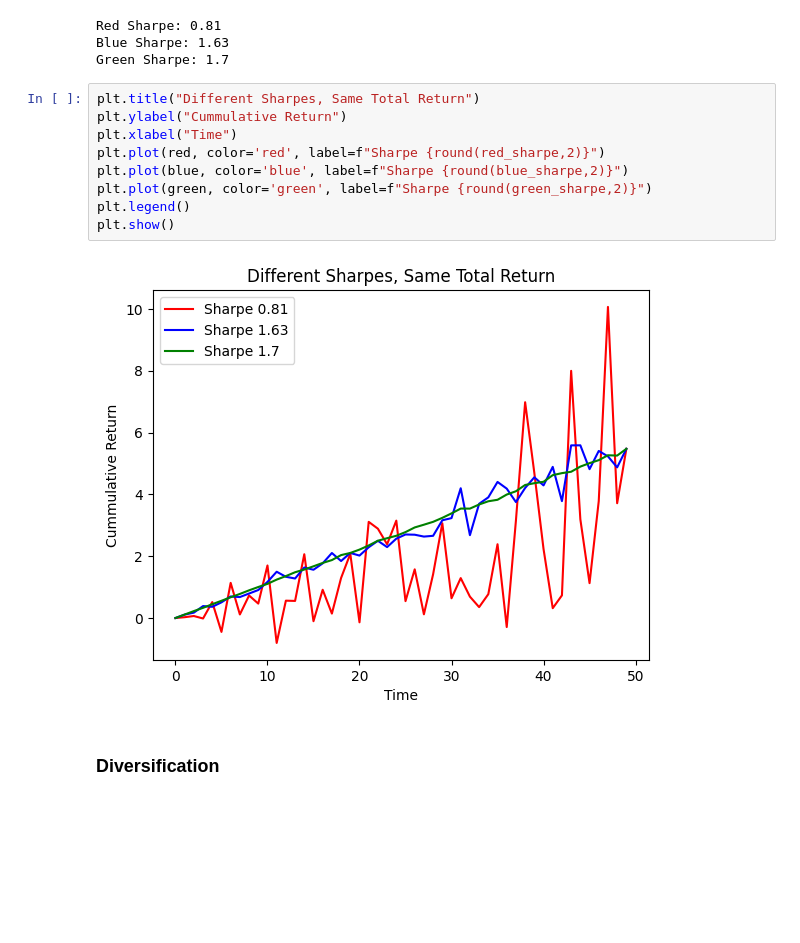
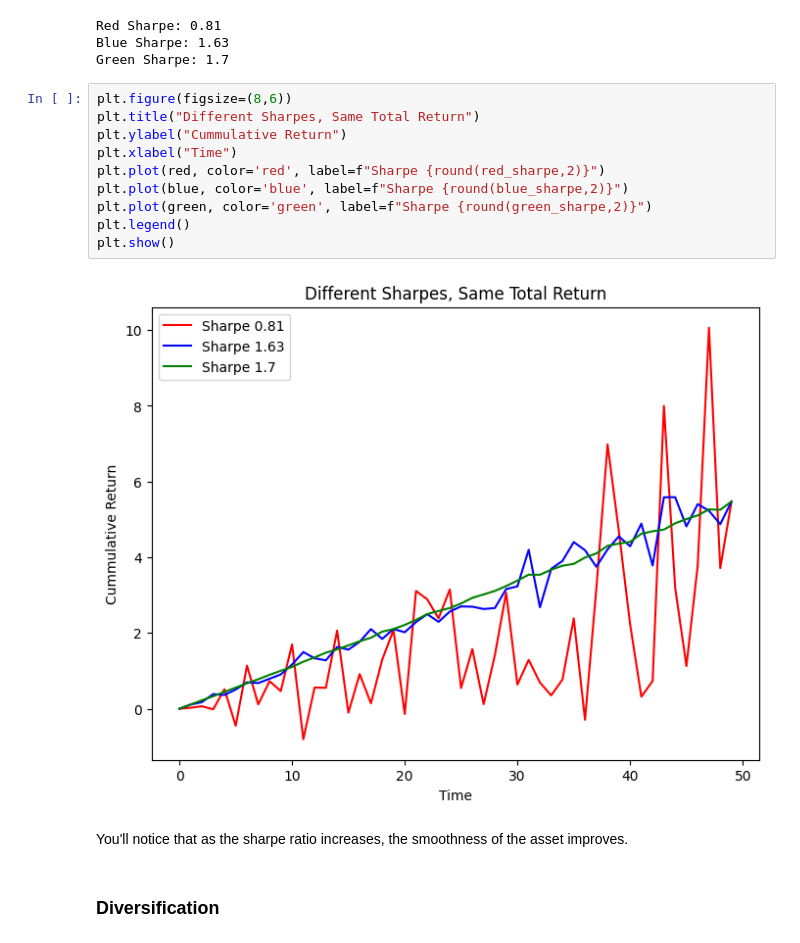
Before and after one commit to andrewhall1124/basics, a Jupyter notebook: sharpe_math.ipynb, the cells around one changed output. Saved outputs shown, nothing was run; the diff lists cells and outputs as text; blank space fills up the shorter version.

```diff
--- a/sharpe_math.ipynb
+++ b/sharpe_math.ipynb
@@ -75,16 +80,19 @@ Red Sharpe: 0.81
 Blue Sharpe: 1.63
 Green Sharpe: 1.7
 # %%
+plt.figure(figsize=(8,6))
 plt.title("Different Sharpes, Same Total Return")
 plt.ylabel("Cummulative Return")
 plt.xlabel("Time")
 plt.plot(red, color='red', label=f"Sharpe {round(red_sharpe,2)}")
 plt.plot(blue, color='blue', label=f"Sharpe {round(blue_sharpe,2)}")
 plt.plot(green, color='green', label=f"Sharpe {round(green_sharpe,2)}")
 plt.legend()
 plt.show()
 # %% [output]
-[figure, old version]
+[figure, new version]
+# %% [markdown]
+You'll notice that as the sharpe ratio increases, the smoothness of the asset improves.
 # %% [markdown]
 ### Diversification
 # %%
```
Also changed, not shown: parts of 11 cells of this notebook.
